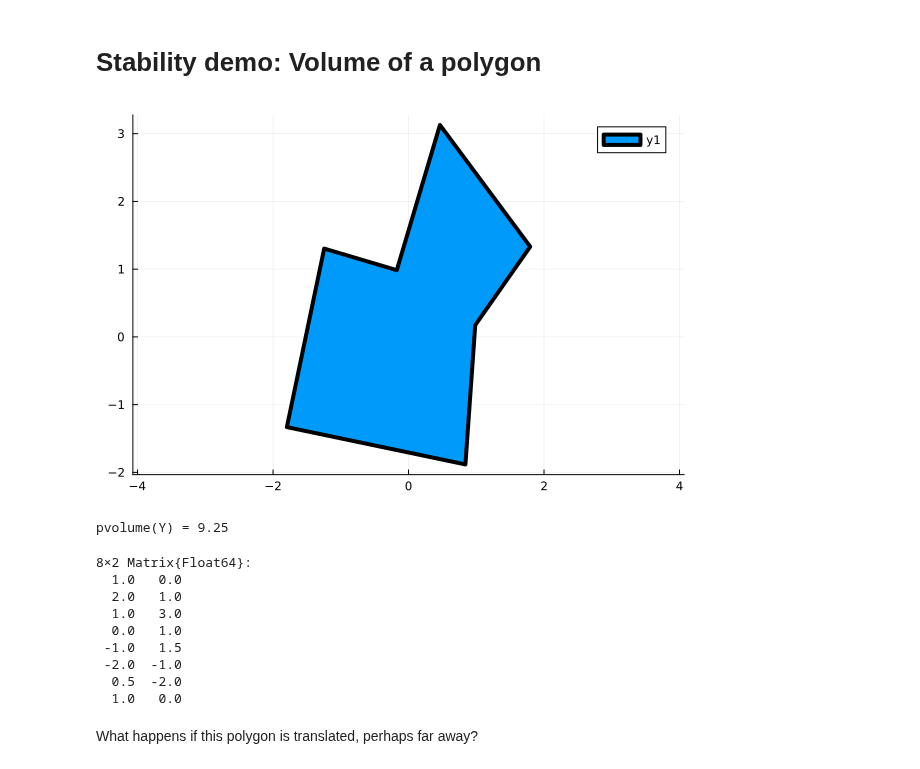
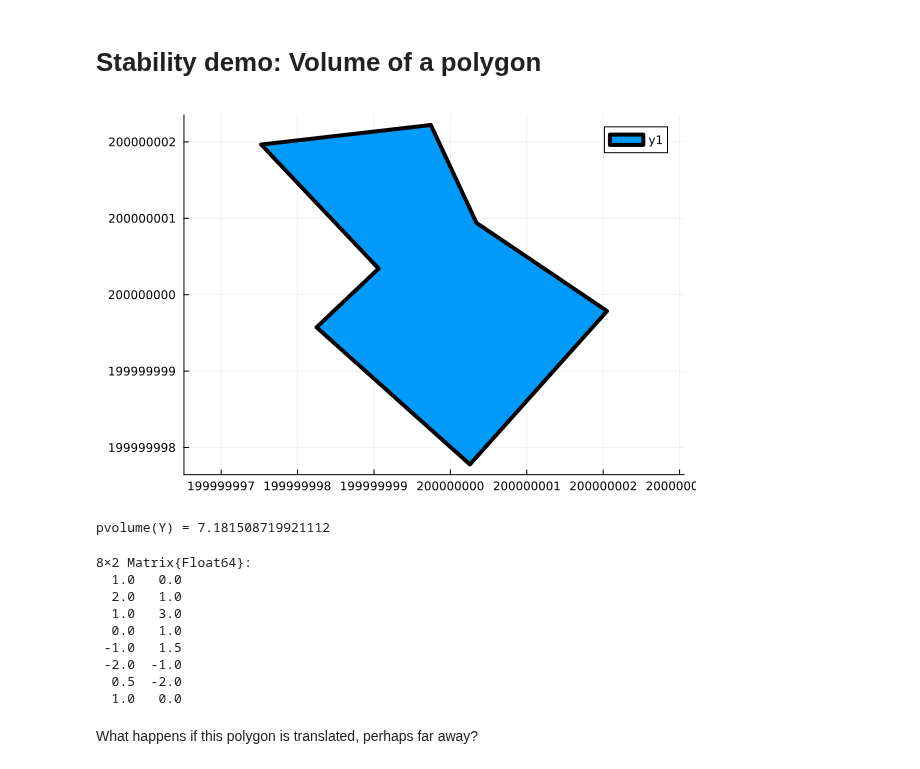
Before and after one commit to cu-numcomp/fall26, a Jupyter notebook: slides/2026-08-28-stability.ipynb, the cells around one changed output. Saved outputs shown, nothing was run; the diff lists cells and outputs as text; code cells hidden in the pictures.

```diff
--- a/slides/2026-08-28-stability.ipynb
+++ b/slides/2026-08-28-stability.ipynb
@@ -189,10 +189,10 @@ In practice, it is rarely possible for a function to be backward stable when the
 # %%
 X = ([1 0; 2 1; 1 3; 0 1; -1 1.5; -2 -1; .5 -2; 1 0])
 R(θ) = [cos(θ) -sin(θ); sin(θ) cos(θ)]
-Y = X * R(deg2rad(10))' # .+ [1e4 1e4]
+Y = X * R(deg2rad(70))' .+ [2e8 2e8]
 plot(Y[:,1], Y[:,2], seriestype=:shape, aspect_ratio=:equal)
 # %% [output]
-[figure, old version]
+[figure, new version]
 # %%
 using LinearAlgebra
 function pvolume(X)
@@ -206,7 +206,7 @@ A = Y[2:3, :]
 sum([A[1,1] * A[2,2], - A[1,2] * A[2,1]])
 X
 # %% [output]
-pvolume(Y) = 9.25
+pvolume(Y) = 7.181508719921112
 8×2 Matrix{Float64}:
   1.0   0.0
   2.0   1.0
```
Also changed, not shown: 3 other files.
